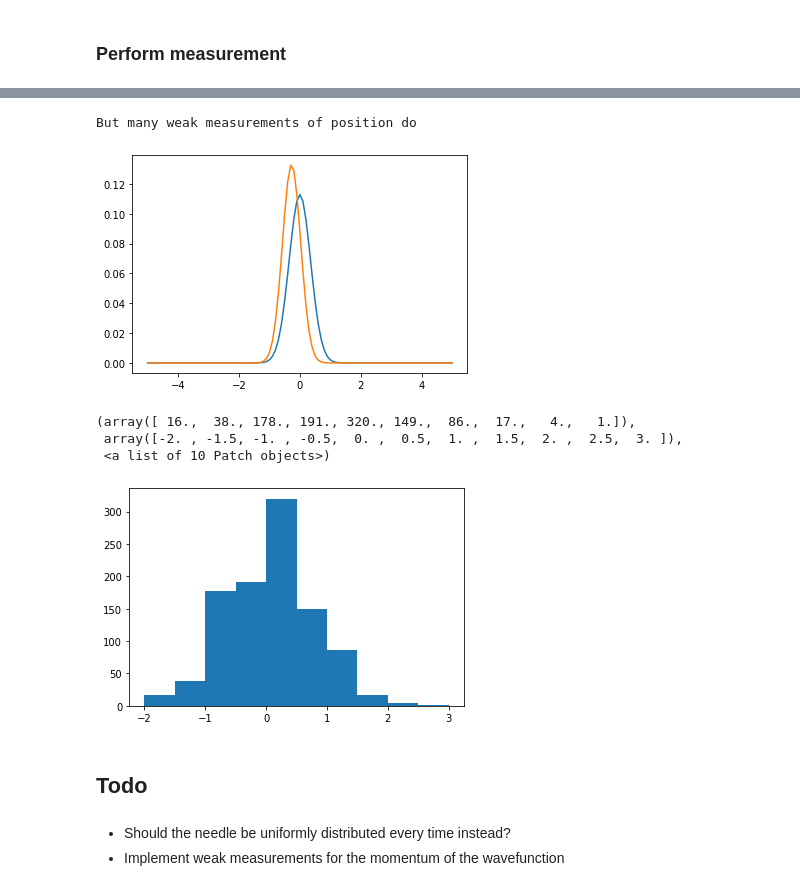
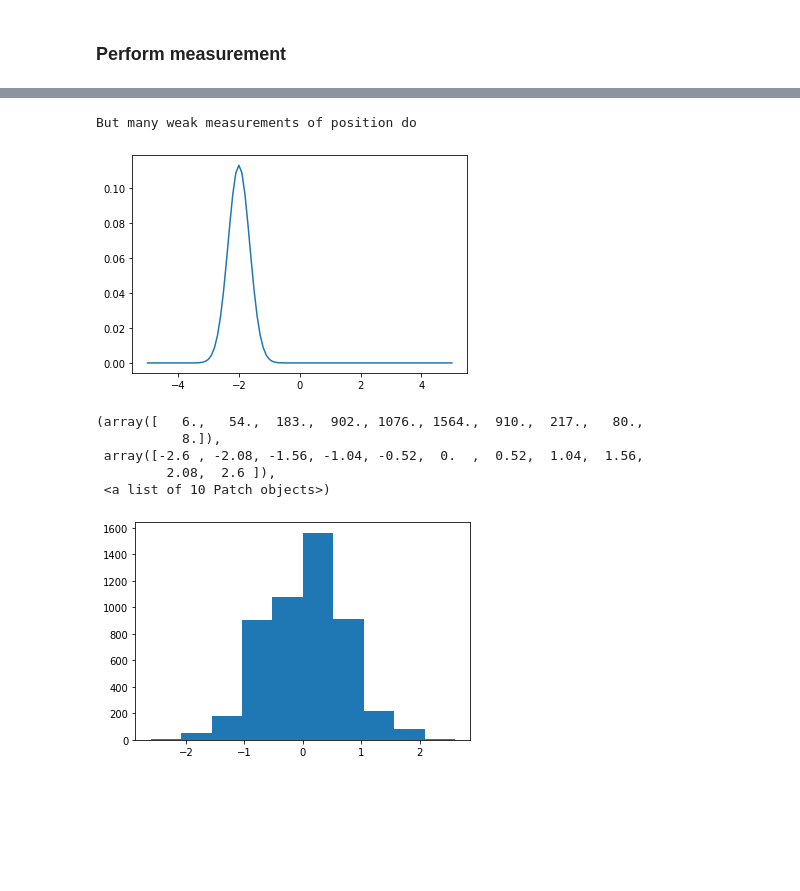
Before and after one commit to MoustHolmes/Quantum-cartpole-enviroment, a Jupyter notebook: PlaygroundEvert.ipynb, the cells around one changed output, grey strips where cells are left out. Cells and saved outputs as stored; diff of their text form; code cells hidden in the pictures; blank space fills up the shorter version.

```diff
--- a/PlaygroundEvert.ipynb
+++ b/PlaygroundEvert.ipynb
@@ -74,13 +80,21 @@ After evolution, the wavefunction's norm is: 0.9999999999996172
 # %% [markdown]
 ## Weak measurements
 # %%
+coupling_strength = 1
+coupling_time = 0.1
+cst = coupling_strength * coupling_time
+
 # The number of positions for our needle
 Nq = 50
-q,dq = np.linspace(-5,5,Nq+1,retstep=True)
+minX = np.min(x)
+maxX = np.max(x)
+minQ = minX * cst
+maxQ = maxX * cst
+q,dq = np.linspace(minQ,maxQ,Nq+1,retstep=True)
 
 # Our needle starts at q = 0
-phi = gaussian(q, 0, 1)
-phi /= np.linalg.norm(phi)
+phi = gaussian_amplitude(q, 0, 10)
+#phi /= np.linalg.norm(phi)
 plt.plot(q, np.abs(phi)**2)
 # %% [output]
 [<matplotlib.lines.Line2D at 0x...>]
@@ -89,13 +103,9 @@ plt.plot(q, np.abs(phi)**2)
 # The momentum operator for q
 Pq = 1j * (np.diag(np.ones(Nq), k=1) - np.diag(np.ones(Nq), k=-1))
 # %%
-q_phi = phi
-q_p_phi = np.dot(Pq, phi)
-q_p2_phi = np.dot( np.dot(Pq, Pq), phi )
-
-coupling_strength = 1
-coupling_time = 0.1
-cst = coupling_strength * coupling_time
+q_phi = phi * dq
+q_p_phi = np.dot(Pq, phi) * dq
+q_p2_phi = np.dot( np.dot(Pq, Pq), phi ) * dq
 
 M = []
 E = []
@@ -108,9 +137,9 @@ for i in range(len(q)):
 np.random.seed(1990)
 # %%
 # Initial wavefunction
-psi = gaussian(x, 0, 0.5)
+psi = gaussian_amplitude(x, -2, 0.5)
 # Normalize it
-psi /= np.linalg.norm(psi)
+#psi /= np.linalg.norm(psi)
 
 plt.plot(x,np.abs(psi)**2)
 
@@ -124,17 +153,18 @@ print("Weak measurment probabilities for each q sum to {0}".format(np.sum(probs)
 # Pick one!
 measurement_result = np.random.choice(range(len(q)), p=probs/np.sum(probs))
 
-print("The weakly measured value is: %.2f"%q[measurement_result])
+print("The weakly measured value is: %.4f"%q[measurement_result])
+# So the needle shifted by q, corresponding to (lambda * dt * X) -> X = q / (lmda * dt)
+#print("Corresponding to position: %.4f"%(q[measurement_result] / cst))
+
 # Update the wavefunction
 psi = np.dot(M[measurement_result], psi)
 # Normalize it
-psi /= np.linalg.norm(psi)
+psi /= np.sqrt(np.dot(psi.conj().T,psi)*dx)
 
 # Update the measurement needle to where we measured
 # phi = delta function at q[measurement_result]
 # But we will reset phi for the next measurement anyway, so we don't actually need this
 
 plt.plot(x,np.abs(psi)**2)
-
-print("A single weak measurement does almost nothing to the wavefunction, because M_q is almost the identity")
 # %% [output]
@@ -145,13 +180,14 @@ A single weak measurement does almost nothing to the wavefunction, because M_q i
 # %%
 # Initial wavefunction
-psi = gaussian(x, 0, 0.5)
+psi = gaussian(x, -2, 0.5)
 # Normalize it
 psi /= np.linalg.norm(psi)
 
 plt.plot(x,np.abs(psi)**2)
 
 weak_measurements = []
-for wm in range(1000):
+positions = []
+for wm in range(5000):
     probs = np.zeros(len(q))
     for i in range(len(q)):
         # E is Hermitian, so expectation values are real
@@ -161,6 +197,7 @@ for wm in range(1000):
     measurement_result = np.random.choice(range(len(q)), p=probs/np.sum(probs))
 
     weak_measurements.append(q[measurement_result])
+    positions.append( q[measurement_result] / cst )
 
     # Update the wavefunction
     psi = np.dot(M[measurement_result], psi)
@@ -176,16 +213,13 @@ plt.plot(x,np.abs(psi)**2)
 print("But many weak measurements of position do")
 # %% [output]
 But many weak measurements of position do
-[figure, old version]
+[figure, new version]
 # %%
-plt.hist(weak_measurements)
+plt.hist(positions)
 # %% [output]
-(array([ 16.,  38., 178., 191., 320., 149.,  86.,  17.,   4.,   1.]),
- array([-2. , -1.5, -1. , -0.5,  0. ,  0.5,  1. ,  1.5,  2. ,  2.5,  3. ]),
+(array([   6.,   54.,  183.,  902., 1076., 1564.,  910.,  217.,   80.,
+           8.]),
+ array([-2.6 , -2.08, -1.56, -1.04, -0.52,  0.  ,  0.52,  1.04,  1.56,
+         2.08,  2.6 ]),
  <a list of 10 Patch objects>)
-[figure, old version]
+[figure, new version]
-# %% [markdown]
-## Todo
-# %% [markdown]
-* Should the needle be uniformly distributed every time instead?
-* Implement weak measurements for the momentum of the wavefunction
```
Also changed, not shown: parts of 8 cells of this notebook.
